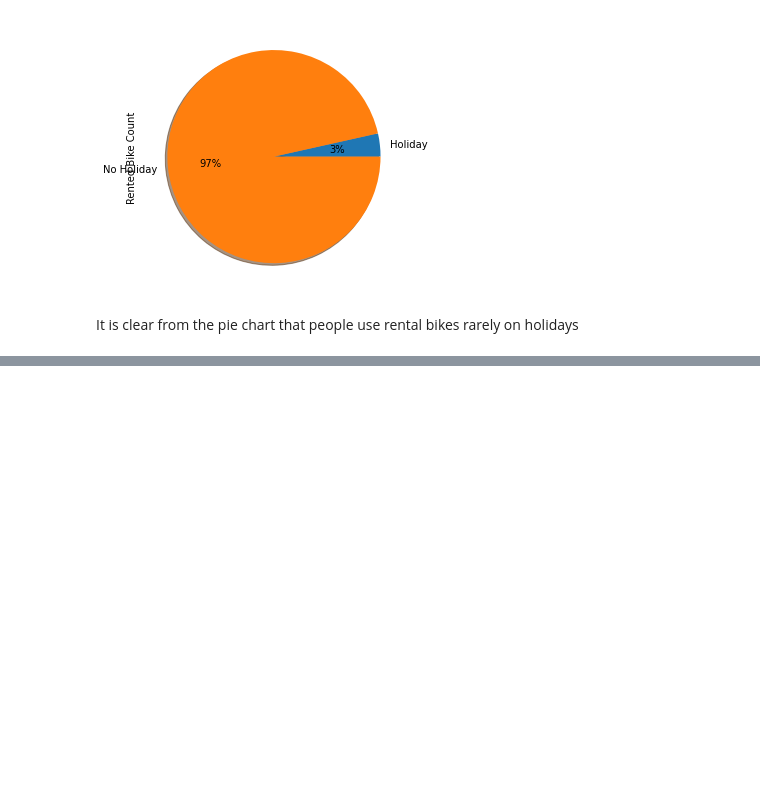
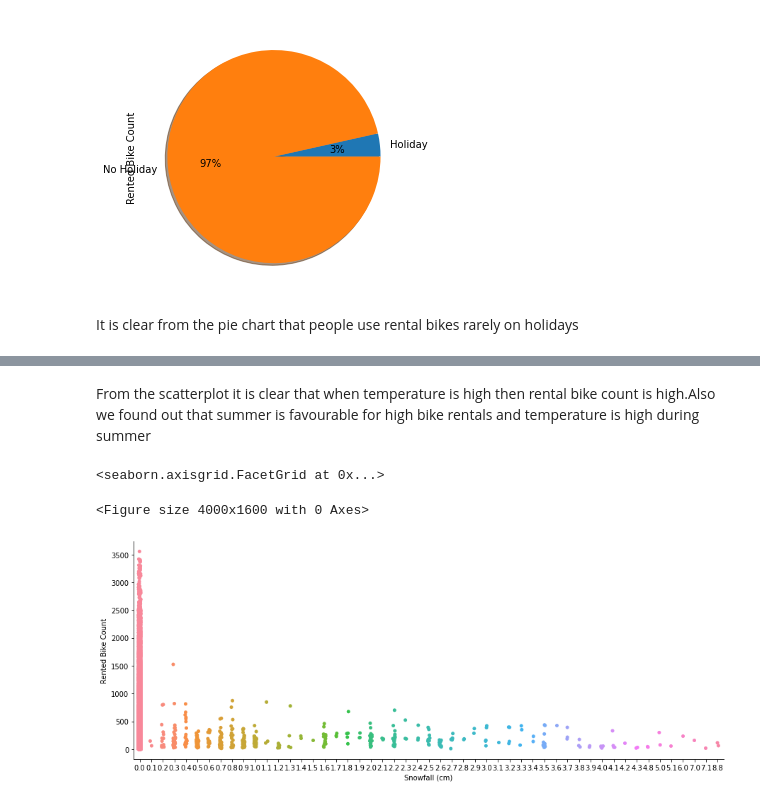
Before and after one commit to Nakulpradeep94/Bike_Sharing_demand_prediction, a Jupyter notebook: Bike_Sharing_Demand_Prediction_Capstone_Project.ipynb, the cells around one changed output, grey strips where cells are left out. Drawn from its saved outputs; the diff is of its cells as text; code cells hidden in the pictures; blank space fills up the shorter version.

```diff
--- a/Bike_Sharing_Demand_Prediction_Capstone_Project.ipynb
+++ b/Bike_Sharing_Demand_Prediction_Capstone_Project.ipynb
@@ -458,0 +494,10 @@ It is clear from the pie chart that people use rental bikes rarely on holidays
+# %% [markdown]
+From the scatterplot it is clear that when temperature is high then rental bike count is high.Also we found out that summer is favourable for high bike rentals and temperature is high during summer
+# %%
+#Rented bikes in relation with Snowfall
+plt.figure(figsize=(20,8),dpi=200)
+sns.catplot(x="Snowfall (cm)",y="Rented Bike Count",data=df, height=5,aspect=2.5)
+# %% [output]
+<seaborn.axisgrid.FacetGrid at 0x...>
+<Figure size 4000x1600 with 0 Axes>
+[figure, added]
```
Also changed, not shown: parts of 33 cells of this notebook.
